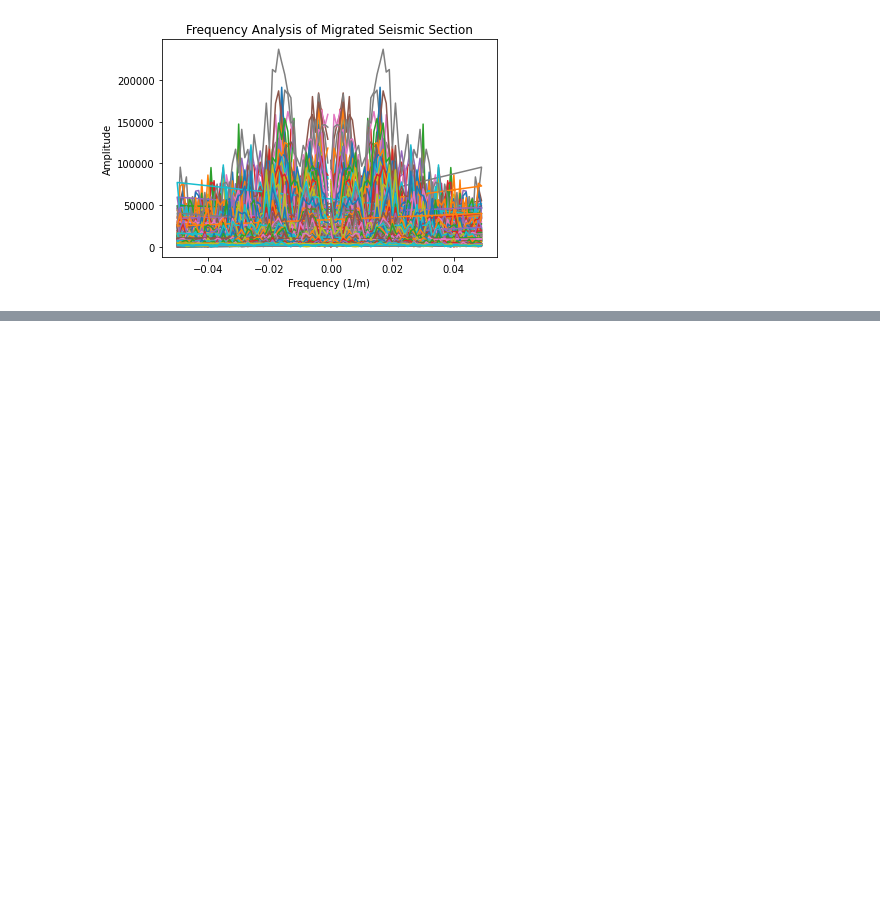
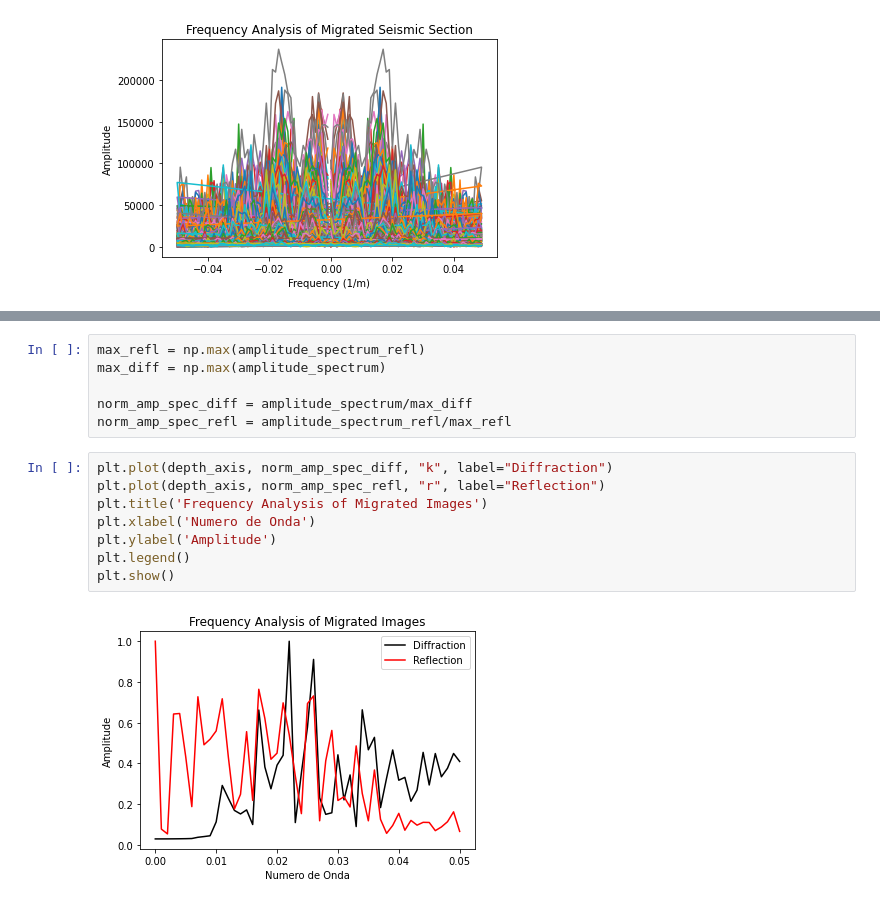
Before and after one commit to GuilhermeZakarewicz/DiffraPy, a Jupyter notebook: Testes_Heterogeneous_VelocityModel.ipynb, the cells around one changed output, grey strips where cells are left out. Saved outputs shown, nothing was run; the diff lists cells and outputs as text; blank space fills up the shorter version.

```diff
--- a/Testes_Heterogeneous_VelocityModel.ipynb
+++ b/Testes_Heterogeneous_VelocityModel.ipynb
@@ -595,0 +699,16 @@ plt.show()
+# %%
+max_refl = np.max(amplitude_spectrum_refl)
+max_diff = np.max(amplitude_spectrum)
+
+norm_amp_spec_diff = amplitude_spectrum/max_diff
+norm_amp_spec_refl = amplitude_spectrum_refl/max_refl
+# %%
+plt.plot(depth_axis, norm_amp_spec_diff, "k", label="Diffraction")
+plt.plot(depth_axis, norm_amp_spec_refl, "r", label="Reflection")
+plt.title('Frequency Analysis of Migrated Images')
+plt.xlabel('Numero de Onda')
+plt.ylabel('Amplitude')
+plt.legend()
+plt.show()
+# %% [output]
+[figure, added]
```
Also changed, not shown: parts of 4 cells of this notebook, 1 other file.
